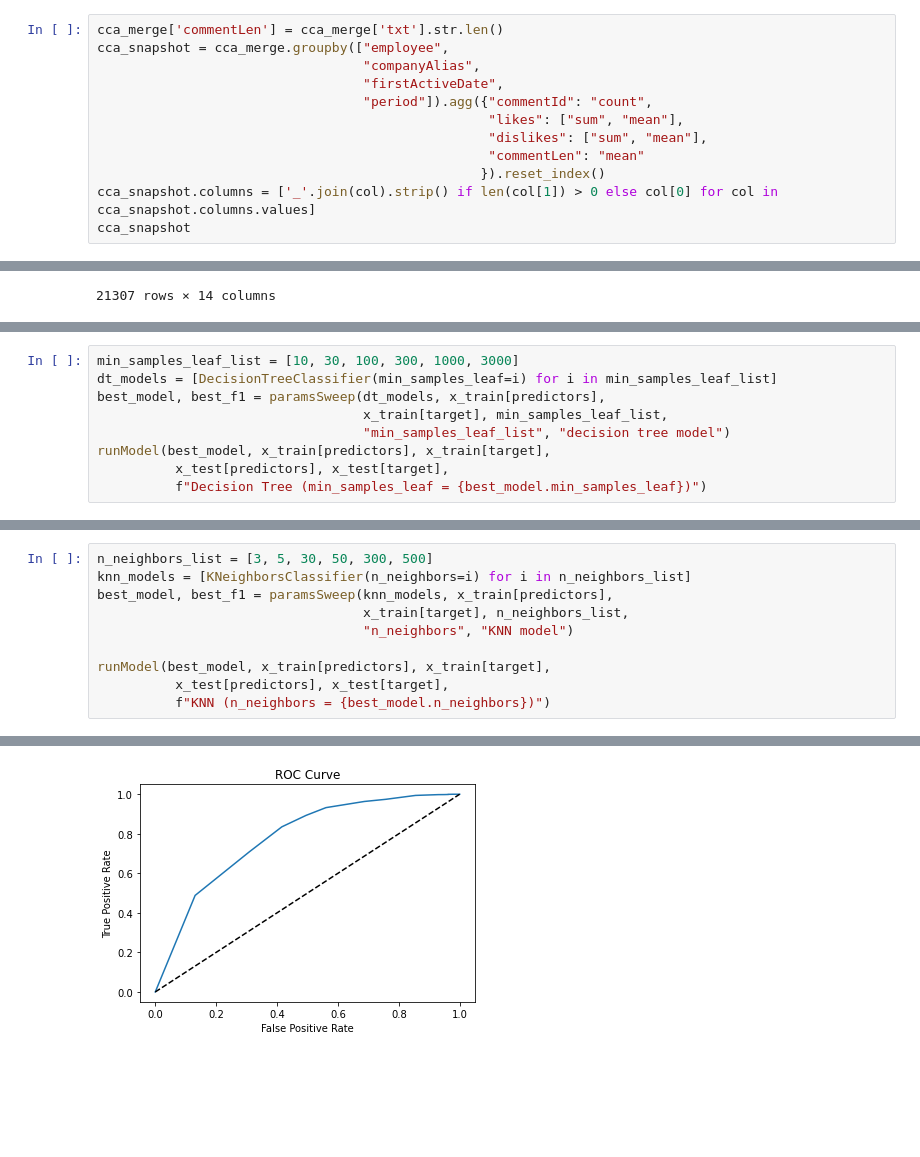
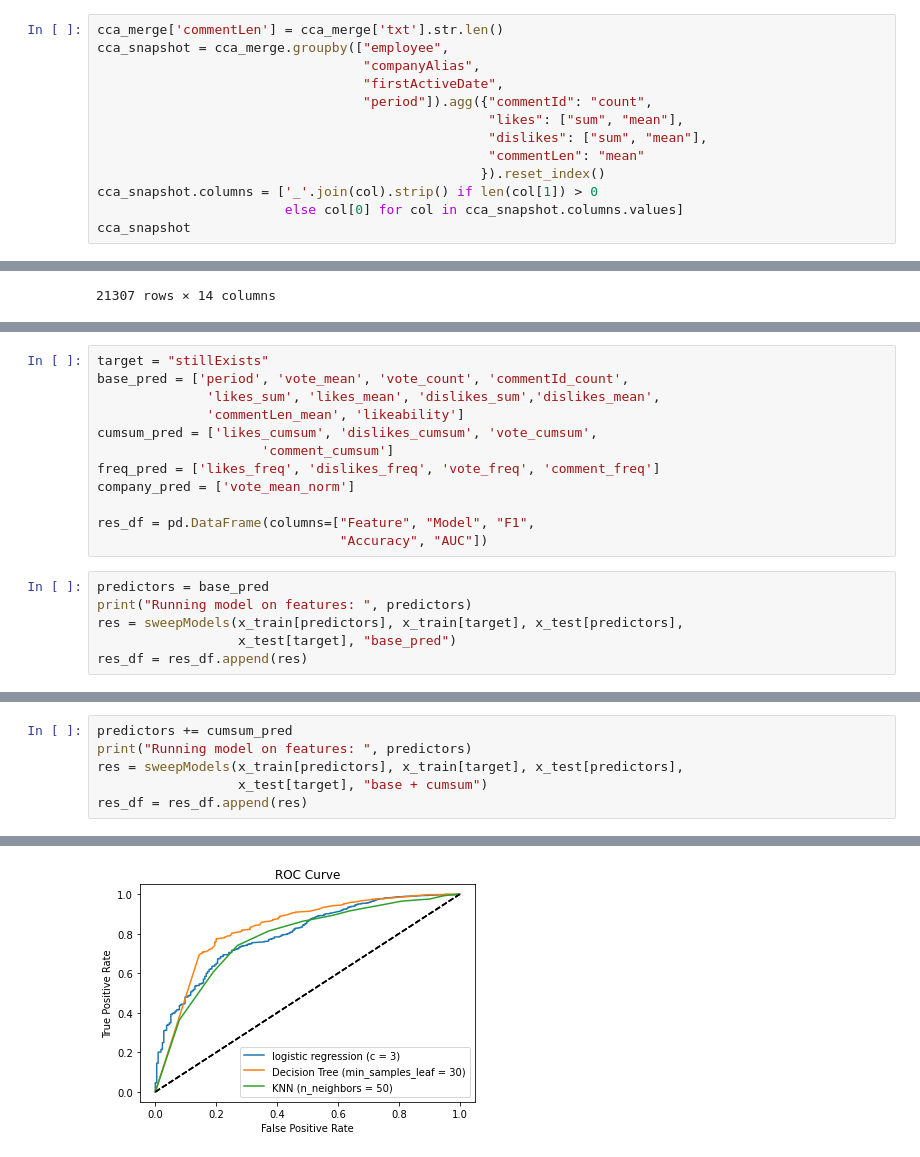
Before and after one commit to ceciliastern/ds_term_project, a Jupyter notebook: Model (Snapshot) - Happiness Dataset.ipynb, the cells around one changed output, grey strips where cells are left out. Saved outputs shown, nothing was run; the diff lists cells and outputs as text; blank space fills up the shorter version.

```diff
--- a/Model (Snapshot) - Happiness Dataset.ipynb
+++ b/Model (Snapshot) - Happiness Dataset.ipynb
@@ -190,7 +190,8 @@ cca_snapshot = cca_merge.groupby(["employee",
                                                   "dislikes": ["sum", "mean"],
                                                   "commentLen": "mean"
                                                  }).reset_index()
-cca_snapshot.columns = ['_'.join(col).strip() if len(col[1]) > 0 else col[0] for col in cca_snapshot.columns.values]
+cca_snapshot.columns = ['_'.join(col).strip() if len(col[1]) > 0
+                        else col[0] for col in cca_snapshot.columns.values]
 cca_snapshot
 # %% [output]
 |  | employee | companyAlias | firstActiveDate | period | commentId_count | likes_sum | likes_mean | ... |
@@ -423,10 +485,19 @@ AUC for logistic regression (c = 0.01) = 0.805
+# %%
+target = "stillExists"
+base_pred = ['period', 'vote_mean', 'vote_count', 'commentId_count',
+              'likes_sum', 'likes_mean', 'dislikes_sum','dislikes_mean',
+              'commentLen_mean', 'likeability']
+cumsum_pred = ['likes_cumsum', 'dislikes_cumsum', 'vote_cumsum',
+                     'comment_cumsum']
+freq_pred = ['likes_freq', 'dislikes_freq', 'vote_freq', 'comment_freq']
+company_pred = ['vote_mean_norm']
+
+res_df = pd.DataFrame(columns=["Feature", "Model", "F1",
+                               "Accuracy", "AUC"])
 # %%
-min_samples_leaf_list = [10, 30, 100, 300, 1000, 3000]
-dt_models = [DecisionTreeClassifier(min_samples_leaf=i) for i in min_samples_leaf_list]
-best_model, best_f1 = paramsSweep(dt_models, x_train[predictors],
-                                  x_train[target], min_samples_leaf_list,
-                                  "min_samples_leaf_list", "decision tree model")
-runModel(best_model, x_train[predictors], x_train[target],
-          x_test[predictors], x_test[target],
-          f"Decision Tree (min_samples_leaf = {best_model.min_samples_leaf})")
+predictors = base_pred
+print("Running model on features: ", predictors)
+res = sweepModels(x_train[predictors], x_train[target], x_test[predictors],
+                  x_test[target], "base_pred")
+res_df = res_df.append(res)
 # %% [output]
@@ -437,11 +518,7 @@ AUC for Decision Tree (min_samples_leaf = 10) = 0.818
 # %%
-n_neighbors_list = [3, 5, 30, 50, 300, 500]
-knn_models = [KNeighborsClassifier(n_neighbors=i) for i in n_neighbors_list]
-best_model, best_f1 = paramsSweep(knn_models, x_train[predictors],
-                                  x_train[target], n_neighbors_list,
-                                  "n_neighbors", "KNN model")
-
-runModel(best_model, x_train[predictors], x_train[target],
-          x_test[predictors], x_test[target],
-          f"KNN (n_neighbors = {best_model.n_neighbors})")
+predictors += cumsum_pred
+print("Running model on features: ", predictors)
+res = sweepModels(x_train[predictors], x_train[target], x_test[predictors],
+                  x_test[target], "base + cumsum")
+res_df = res_df.append(res)
 # %% [output]
@@ -451 +539 @@ AUC for KNN (n_neighbors = 30) = 0.778
-[figure, old version]
+[figure, new version]
```
Also changed, not shown: parts of 11 cells of this notebook.
